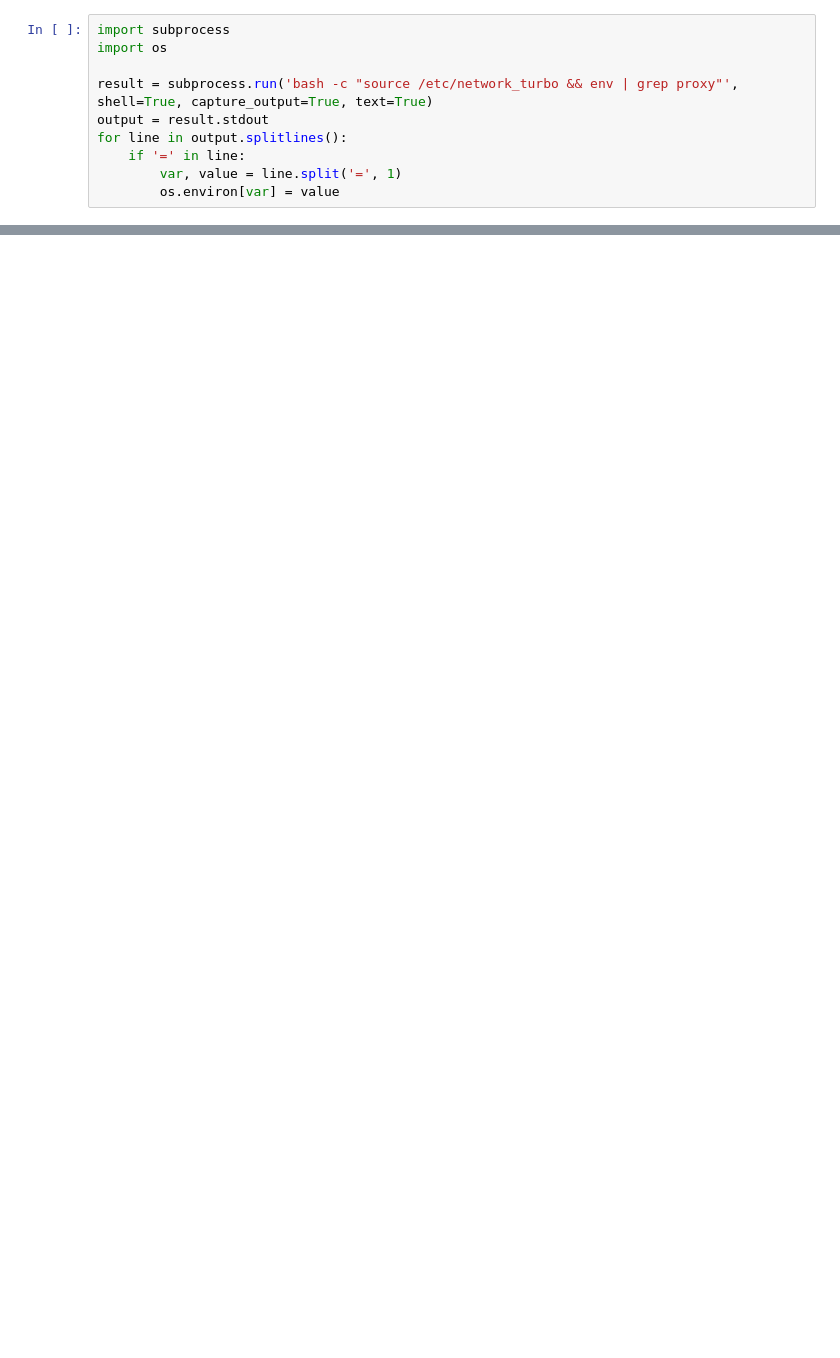
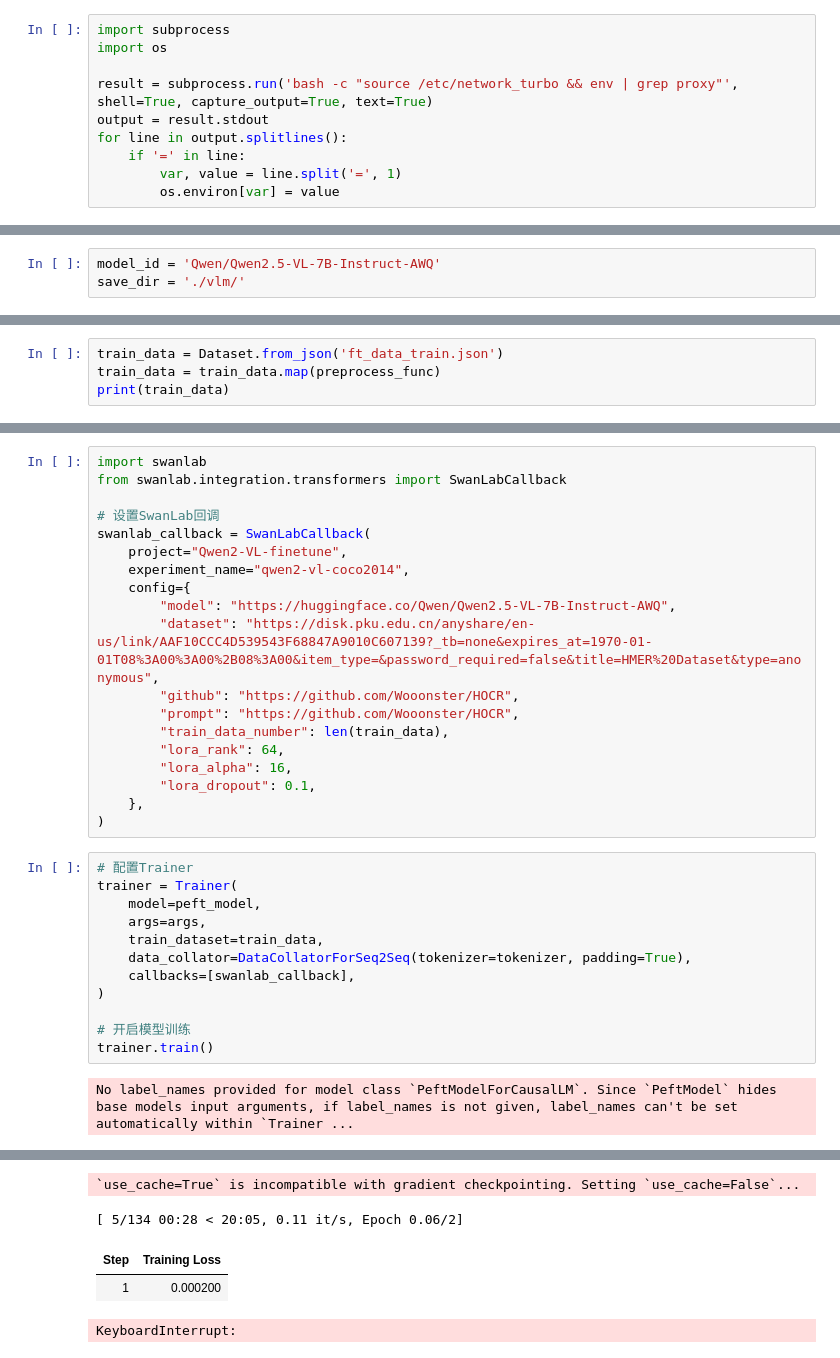
Before and after one commit to Wooonster/HOCR, a Jupyter notebook: finetune/qwenvl.ipynb, the cells around one changed output, grey strips where cells are left out. Drawn from its saved outputs; the diff is of its cells as text; blank space fills up the shorter version.

Commit message:
add qwen2.5vl-7b-awq finetune

```diff
--- a/finetune/qwenvl.ipynb
+++ b/finetune/qwenvl.ipynb
@@ -94,0 +15,3 @@ print(qwen_model)
+# %%
+model_id = 'Qwen/Qwen2.5-VL-7B-Instruct-AWQ'
+save_dir = './vlm/'
@@ -94,0 +150,4 @@ print(qwen_model)
+# %%
+train_data = Dataset.from_json('ft_data_train.json')
+train_data = train_data.map(preprocess_func)
+print(train_data)
@@ -94,0 +198,33 @@ print(qwen_model)
+# %%
+import swanlab
+from swanlab.integration.transformers import SwanLabCallback
+
+# 设置SwanLab回调
+swanlab_callback = SwanLabCallback(
+    project="Qwen2-VL-finetune",
+    experiment_name="qwen2-vl-coco2014",
+    config={
+        "model": "https://huggingface.co/Qwen/Qwen2.5-VL-7B-Instruct-AWQ",
+        "dataset": "https://disk.pku.edu.cn/anyshare/en-us/link/AAF10CCC4D539543F68847A9010C607139?_tb=none&expires_at=1970-01-01T08%3A00%3A00%2B08%3A00&item_type=&password_required=false&title=HMER%20Dataset&type=anonymous",
+        "github": "https://github.com/Wooonster/HOCR",
+        "prompt": "https://github.com/Wooonster/HOCR",
+        "train_data_number": len(train_data),
+        "lora_rank": 64,
+        "lora_alpha": 16,
+        "lora_dropout": 0.1,
+    },
+)
+# %%
+# 配置Trainer
+trainer = Trainer(
+    model=peft_model,
+    args=args,
+    train_dataset=train_data,
+    data_collator=DataCollatorForSeq2Seq(tokenizer=tokenizer, padding=True),
+    callbacks=[swanlab_callback],
+)
+
+# 开启模型训练
+trainer.train()
+# %% [output]
+No label_names provided for model class `PeftModelForCausalLM`. Since `PeftModel` hides base models input arguments, if label_names is not given, label_names can't be set automatically within `Trainer ...
@@ -94,0 +239,5 @@ print(qwen_model)
+`use_cache=True` is incompatible with gradient checkpointing. Setting `use_cache=False`...
+[ 5/134 00:28 < 20:05, 0.11 it/s, Epoch 0.06/2]
+| Step | Training Loss |
+| 1 | 0.000200 |
+KeyboardInterrupt:
```
Also changed, not shown: parts of 21 cells of this notebook, 6 other files.
